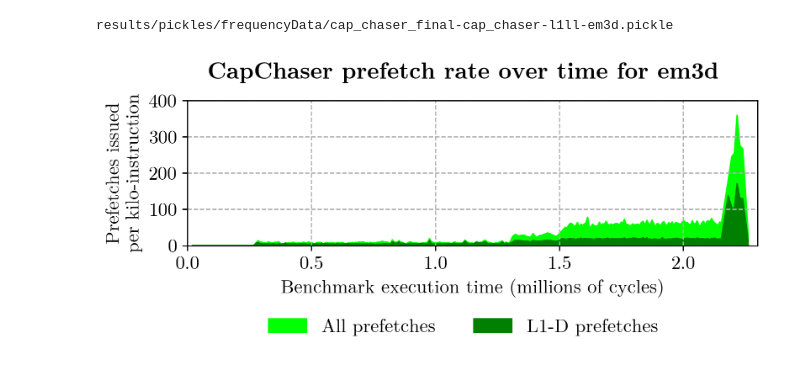
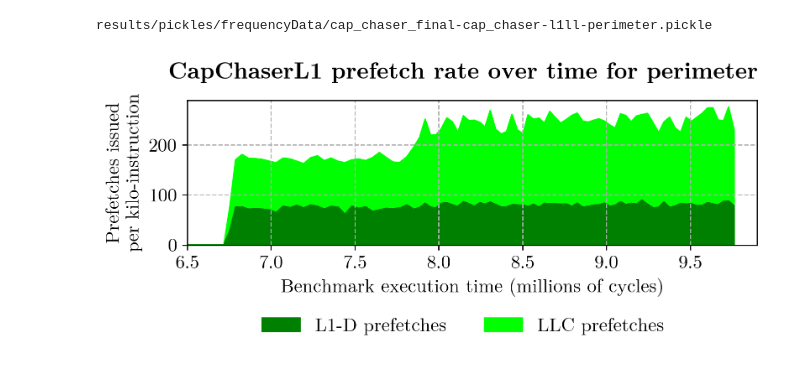
Before and after one commit to louishobson/DE10Pro-cheri-bgas, a Jupyter notebook: bluespec/sim-utils/examinefrequency.ipynb, the cells around one changed output. Saved outputs shown, nothing was run; the diff lists cells and outputs as text; code cells hidden in the pictures.

```diff
--- a/bluespec/sim-utils/examinefrequency.ipynb
+++ b/bluespec/sim-utils/examinefrequency.ipynb
@@ -104,11 +104,11 @@ def setTickFont(ax):
     for label in ax.get_xticklabels():
         label.set_fontproperties("Latin Modern Mono Light")
 
-pickleFile = f"results/pickles/frequencyData/org_setup-cap_ptr-l1-em3d.pickle"
+pickleFile = f"results/pickles/frequencyData/org_setup_large-cap_ptr-l1-em3d.pickle"
 print(pickleFile)
 assert(os.path.isfile(pickleFile))
 with open(pickleFile, "rb") as fp:
-    frequencies = pickle.load(fp)
+    frequencies, _ = pickle.load(fp)
 
 
 fig, ax = plt.subplots(1, 1, dpi=250, figsize=(7,2))
@@ -118,15 +118,18 @@ ax.fill_between(
     xs,
     ys,
     linewidth=1.0,
-    color="green"
+    color="green",
+    zorder=0
 )
 ax.set_ylabel("Prefetches issued\nper kilo-instruction")
 ax.set_xlabel("Benchmark execution time (millions of cycles)")
-fig.suptitle("CapPtr prefetch rate over time for em3d", fontweight="bold")
+fig.suptitle("CapPtr prefetch rate over time for EM3D", fontweight="bold")
 fig.subplots_adjust(top=0.8)
 #fig.legend()
-ax.grid(linestyle="--")
-ax.set_xlim(0, 2.5)
+ax.grid(linestyle=":", zorder=-1)
+ax.yaxis.set_zorder(-1)
+ax.xaxis.set_zorder(-1)
+ax.set_xlim(0, 11.5)
 ax.set_yticks([0, 100, 200, 300, 400])
 ax.set_ylim(0)
 #fig.tight_layout()
@@ -142,41 +196,43 @@ def setTickFont(ax):
     for label in ax.get_xticklabels():
         label.set_fontproperties("Latin Modern Mono Light")
 
-pickleFile = f"results/pickles/frequencyData/cap_chaser_final-cap_chaser-l1ll-em3d.pickle"
+pickleFile = f"results/pickles/frequencyData/cap_chaser_final-cap_chaser-l1ll-perimeter.pickle"
 print(pickleFile)
 assert(os.path.isfile(pickleFile))
 with open(pickleFile, "rb") as fp:
     l1Frequencies, l2Frequencies = pickle.load(fp)
 
 
 fig, ax = plt.subplots(1, 1, dpi=250, figsize=(7,2))
 ax.fill_between(
     list(t/1000000 for t in l2Frequencies.keys()),
     list(map(lambda x: 1000*sum(x), zip(l1Frequencies.values(), l2Frequencies.values()))),
     linewidth=1.0,
     color="lime",
-    label="All prefetches"
+    label="LLC prefetches"
 )
 ax.fill_between(
     list(t/1000000 for t in l1Frequencies.keys()),
     list(1000*f for f in l1Frequencies.values()),
     linewidth=1.0,
     color="green",
     label="L1-D prefetches"
 )
 ax.set_ylabel("Prefetches issued\nper kilo-instruction")
 ax.set_xlabel("Benchmark execution time (millions of cycles)")
-fig.suptitle("CapChaser prefetch rate over time for em3d", fontweight="bold")
+fig.suptitle("CapChaserL1 prefetch rate over time for perimeter", fontweight="bold")
 fig.subplots_adjust(top=0.8)
 #fig.legend()
 ax.grid(linestyle="--")
-ax.set_xlim(0, 2.3)
-ax.set_yticks([0, 100, 200, 300, 400])
+ax.set_xlim(6.5, 9.9)
+#ax.set_yticks([0, 100, 200, 300, 400])
 ax.set_ylim(0)
 #fig.tight_layout()
 fig.show()
-fig.legend(loc='lower center', bbox_to_anchor=(0.5, -0.4), frameon=False, ncol=3)
-fig.savefig("figures/Final-Olden-Em3d-Prefetches.pdf", bbox_inches="tight")
+handles, labels = ax.get_legend_handles_labels()
+legendOrder = [1,0]
+fig.legend([handles[idx] for idx in legendOrder],[labels[idx] for idx in legendOrder], loc='lower center', bbox_to_anchor=(0.5, -0.4), frameon=False, ncol=3)
+fig.savefig("figures/Final-Olden-Perimeter-Prefetches.pdf", bbox_inches="tight")
 # %% [output]
-results/pickles/frequencyData/cap_chaser_final-cap_chaser-l1ll-em3d.pickle
+results/pickles/frequencyData/cap_chaser_final-cap_chaser-l1ll-perimeter.pickle
-[figure, old version]
+[figure, new version]
```
Also changed, not shown: parts of 5 cells of this notebook, 8 other files.
